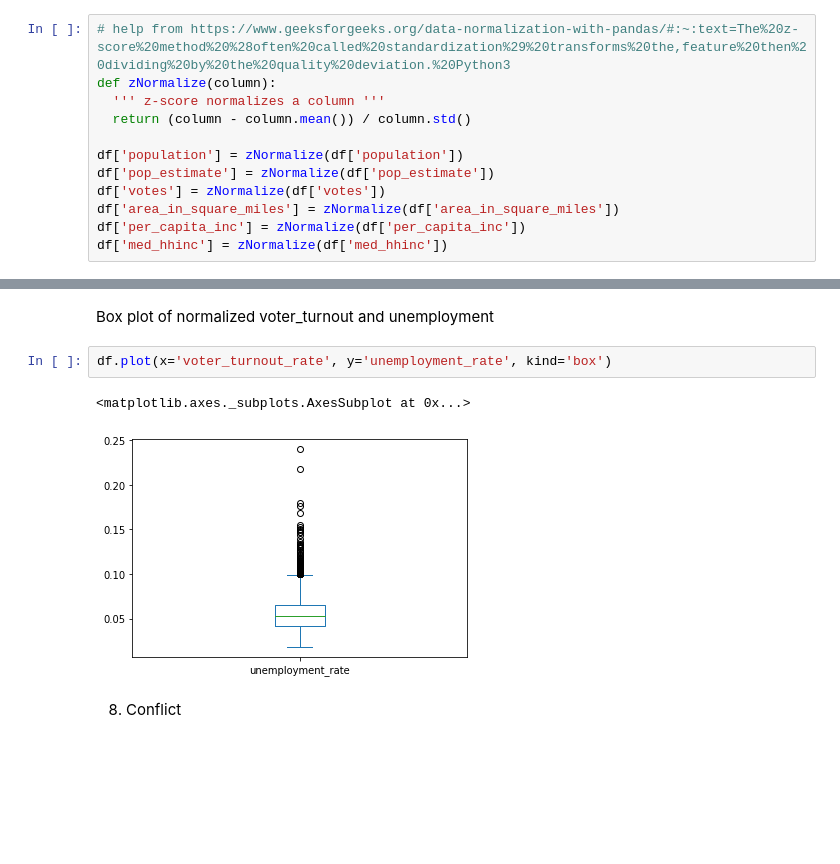
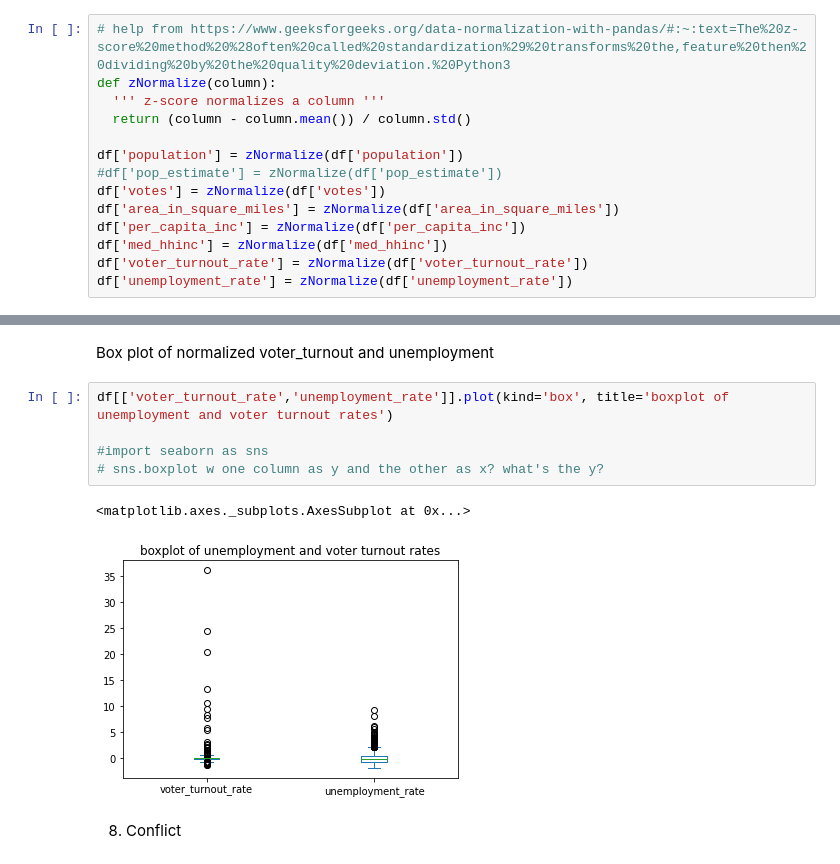
Before and after one commit to f1nn3g4n/SENG474, a Jupyter notebook: A1/V00908356_TobinF_01.ipynb, the cells around one changed output, grey strips where cells are left out. Drawn from its saved outputs; the diff is of its cells as text; blank space fills up the shorter version.

```diff
--- a/A1/V00908356_TobinF_01.ipynb
+++ b/A1/V00908356_TobinF_01.ipynb
@@ -137,11 +155,13 @@ def zNormalize(column):
   return (column - column.mean()) / column.std()
 
 df['population'] = zNormalize(df['population'])
-df['pop_estimate'] = zNormalize(df['pop_estimate'])
+#df['pop_estimate'] = zNormalize(df['pop_estimate'])
 df['votes'] = zNormalize(df['votes'])
 df['area_in_square_miles'] = zNormalize(df['area_in_square_miles'])
 df['per_capita_inc'] = zNormalize(df['per_capita_inc'])
 df['med_hhinc'] = zNormalize(df['med_hhinc'])
+df['voter_turnout_rate'] = zNormalize(df['voter_turnout_rate'])
+df['unemployment_rate'] = zNormalize(df['unemployment_rate'])
 # %%
 df['poverty_all_ages_pct'] = df['poverty_all_ages_pct']/100
 df['deep_pov_all'] = df['deep_pov_all']/100
@@ -255,11 +275,14 @@ df.plot(x='population', y='area_in_square_miles', kind='scatter')
 [figure]
 # %% [markdown]
 Box plot of normalized voter_turnout and unemployment
-# %%
-df.plot(x='voter_turnout_rate', y='unemployment_rate', kind='box')
-# %% [output]
-<matplotlib.axes._subplots.AxesSubplot at 0x...>
-[figure, removed]
+# %%
+df[['voter_turnout_rate','unemployment_rate']].plot(kind='box', title='boxplot of unemployment and voter turnout rates')
+
+#import seaborn as sns
+# sns.boxplot w one column as y and the other as x? what's the y?
+# %% [output]
+<matplotlib.axes._subplots.AxesSubplot at 0x...>
+[figure, added]
 # %% [markdown]
 8. Conflict
 # %% [markdown]
```
Also changed, not shown: parts of 1 cell of this notebook, 5 other files.
